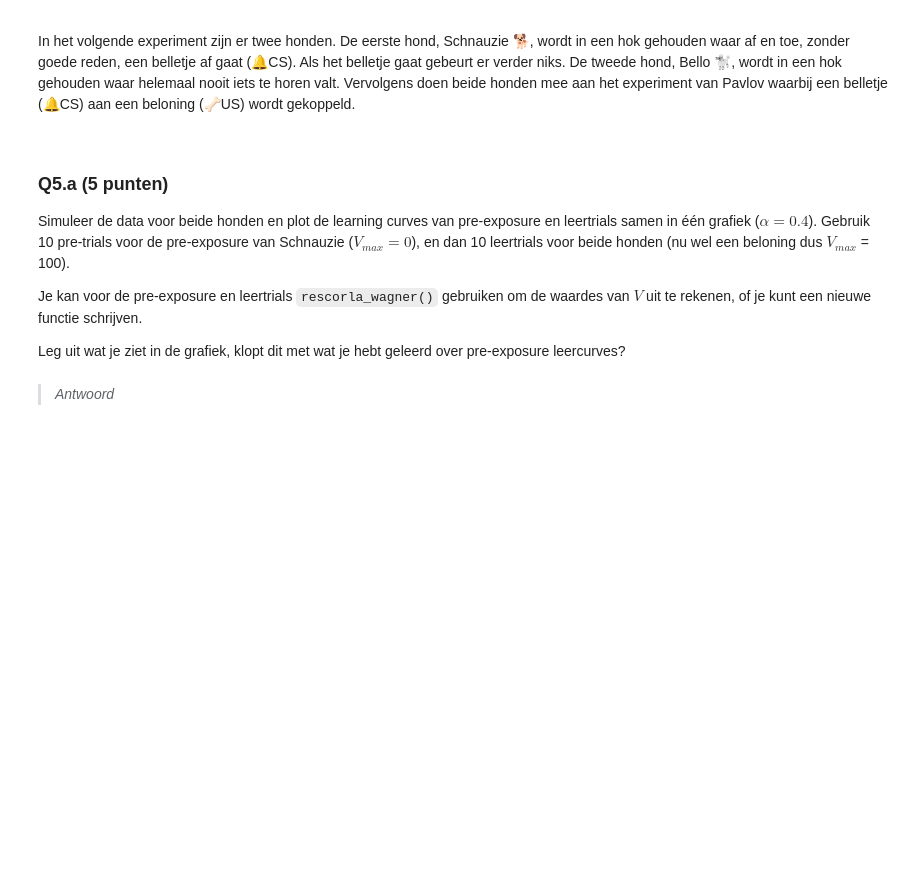
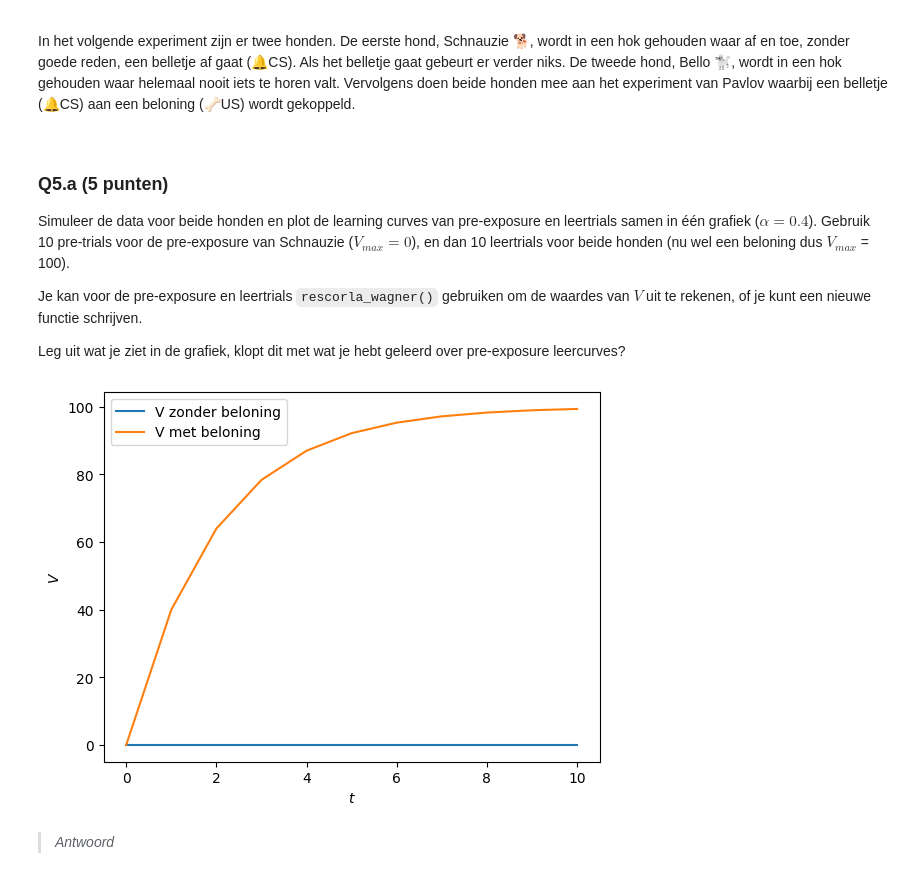
Before and after one commit to xsznr/CogMod, a Jupyter notebook: Assignment 1/Assignment_1.ipynb, the cells around one changed output. Drawn from its saved outputs; the diff is of its cells as text; code cells hidden in the pictures; blank space fills up the shorter version.

```diff
--- a/Assignment 1/Assignment_1.ipynb
+++ b/Assignment 1/Assignment_1.ipynb
@@ -340,3 +338,19 @@ Leg uit wat je ziet in de grafiek, klopt dit met wat je hebt geleerd over pre-ex
+# %%
+v_zonder_beloning = rescorla_wagner(0.4, 0, 0, 10)
+v_met_beloning = rescorla_wagner(0.4, 0, 100, 10)
+
+x1 = range(len(v_zonder_beloning[0]))
+y1 = v_zonder_beloning[0]
+x2 = range(len(v_met_beloning[0]))
+y2 = v_met_beloning[0]
+plt.xlabel(r"$t$")
+plt.ylabel(r"$V$")
+plt.plot(x1, y1, label='V zonder beloning')
+plt.plot(x2, y2, label='V met beloning')
+plt.legend()
+plt.show()
+# %% [output]
+[figure, added]
 # %% [markdown]
 > *Antwoord*
 # %% [markdown]
```
Also changed, not shown: parts of 1 cell of this notebook.
